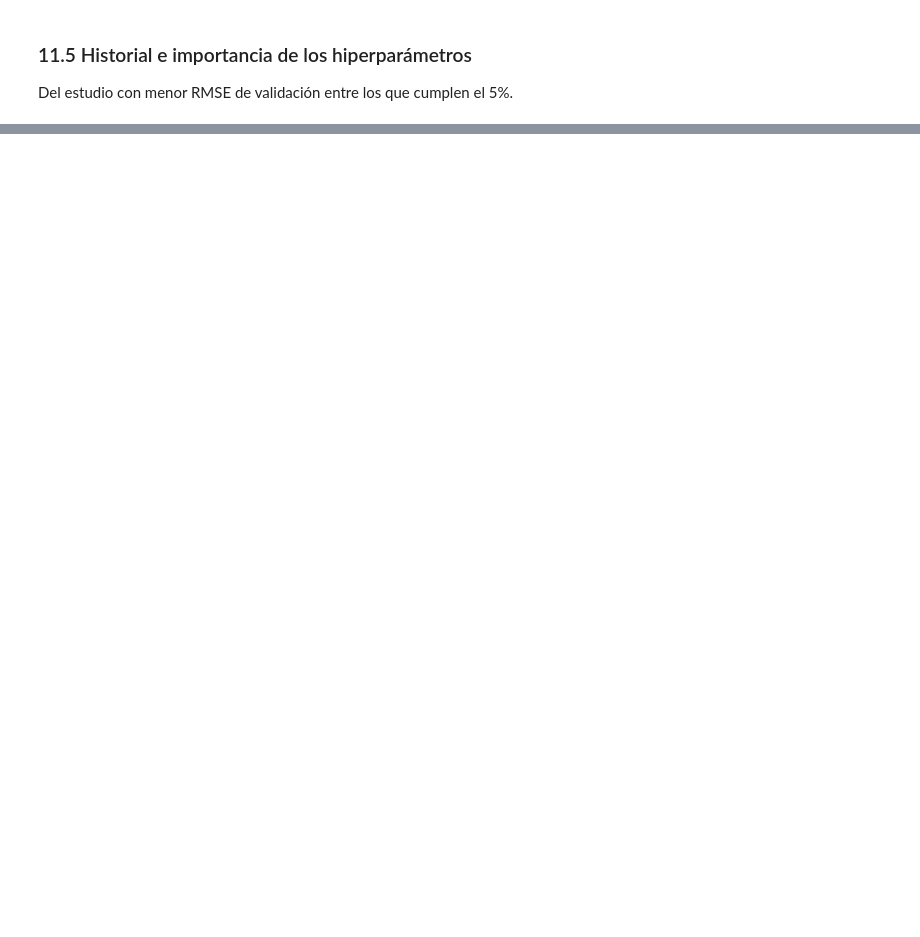
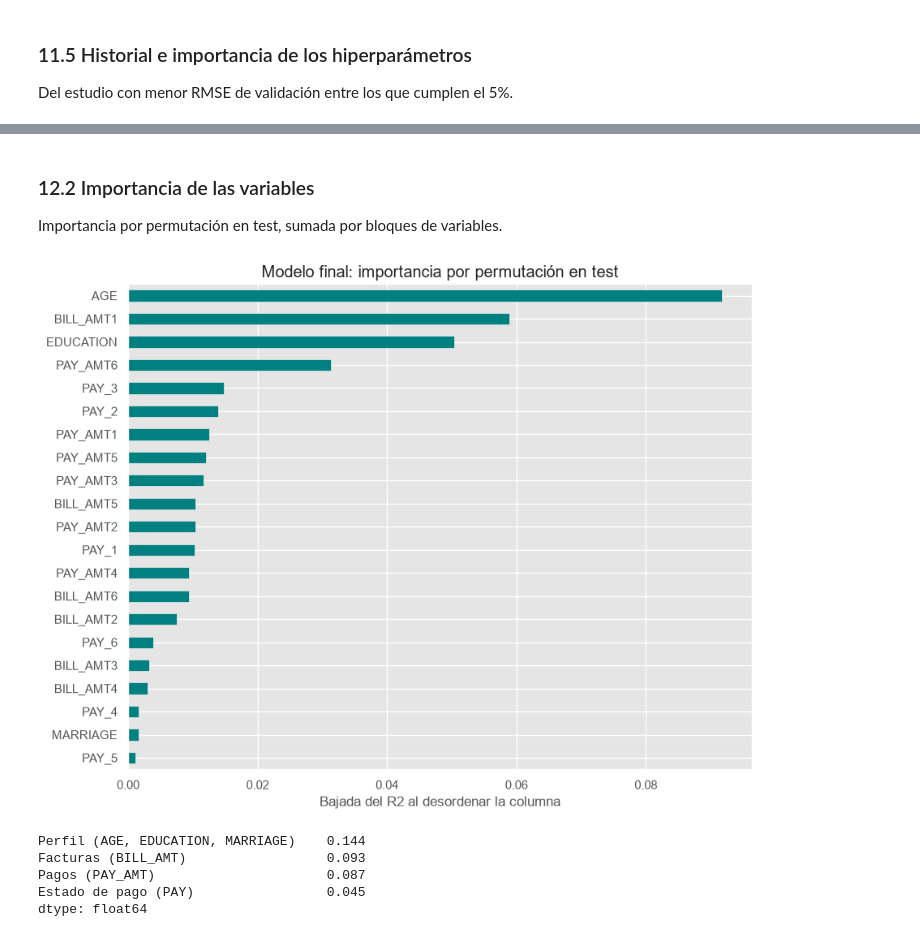
Before and after one commit to Bootcamp-DA-P3/ML_project_UCI_Credit_Card_data, a Jupyter notebook: notebooks/proyecto_regresion.ipynb, the cells around one changed output, grey strips where cells are left out. Drawn from its saved outputs; the diff is of its cells as text; code cells hidden in the pictures; blank space fills up the shorter version.

```diff
--- a/notebooks/proyecto_regresion.ipynb
+++ b/notebooks/proyecto_regresion.ipynb
@@ -1405,0 +1436,22 @@ plt.show()
+# %%
+from sklearn.metrics import mean_absolute_error, mean_squared_error, r2_score
+
+pipeline_final = Pipeline([
+    ("prep", crear_preprocesador()),
+    ("modelo", XGBRegressor(**mejor_xgb.params, random_state=42, n_jobs=1)),
+])
+pipeline_final.fit(X_train, y_train)
+
+pred_train = pipeline_final.predict(X_train)
+pred_test = pipeline_final.predict(X_test)
+
+rmse_train = np.sqrt(mean_squared_error(y_train, pred_train))
+rmse_test = np.sqrt(mean_squared_error(y_test, pred_test))
+
+metricas_finales = pd.DataFrame({
+    "RMSE": [rmse_train, rmse_test],
+    "MAE": [mean_absolute_error(y_train, pred_train), mean_absolute_error(y_test, pred_test)],
+    "R2": [r2_score(y_train, pred_train), r2_score(y_test, pred_test)],
+}, index=["train", "test"]).round(3)
+print(f"Overfitting (RMSE test frente a train): {(rmse_test - rmse_train) / rmse_train * 100:.2f}%")
+metricas_finales
@@ -1405,0 +1463,25 @@ plt.show()
+# %% [markdown]
+### 12.2 Importancia de las variables
+
+Importancia por permutación en test, sumada por bloques de variables.
+# %%
+permutacion_final = permutation_importance(
+    pipeline_final, X_test, y_test, scoring="r2", n_repeats=10, random_state=42, n_jobs=-1
+)
+importancia_final = pd.Series(permutacion_final.importances_mean, index=X_test.columns).drop("SEX").sort_values()
+
+fig, ax = plt.subplots(figsize=(9, 7))
+importancia_final.plot.barh(ax=ax, color="teal")
+ax.set_title("Modelo final: importancia por permutación en test")
+ax.set_xlabel("Bajada del R2 al desordenar la columna")
+plt.tight_layout()
+plt.show()
+
+pd.Series({grupo: importancia_final[columnas].sum() for grupo, columnas in grupos.items()}).round(3).sort_values(ascending=False)
+# %% [output]
+[figure, added]
+Perfil (AGE, EDUCATION, MARRIAGE)    0.144
+Facturas (BILL_AMT)                  0.093
+Pagos (PAY_AMT)                      0.087
+Estado de pago (PAY)                 0.045
+dtype: float64
```
Also changed, not shown: parts of 15 cells of this notebook, 3 other files.
